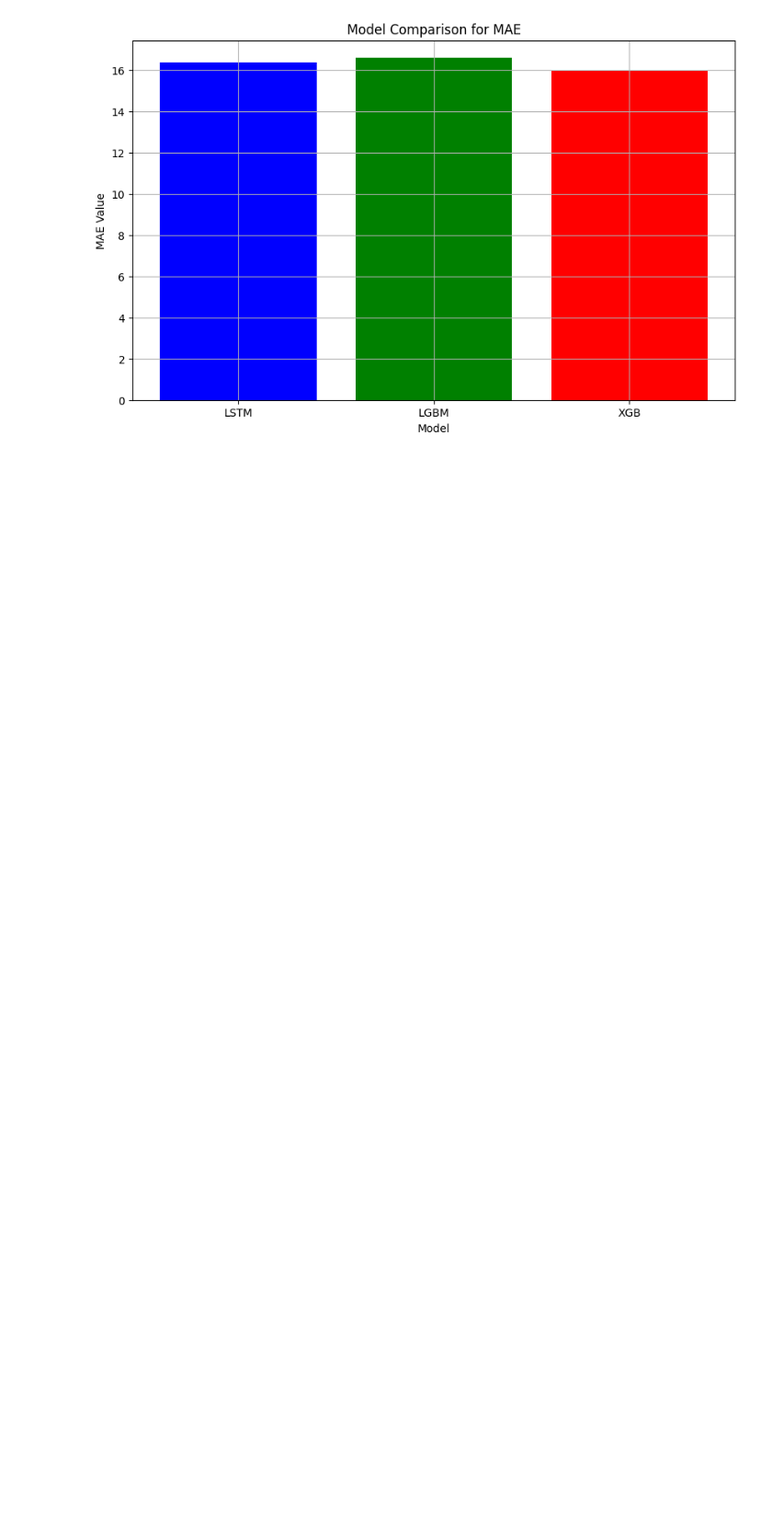
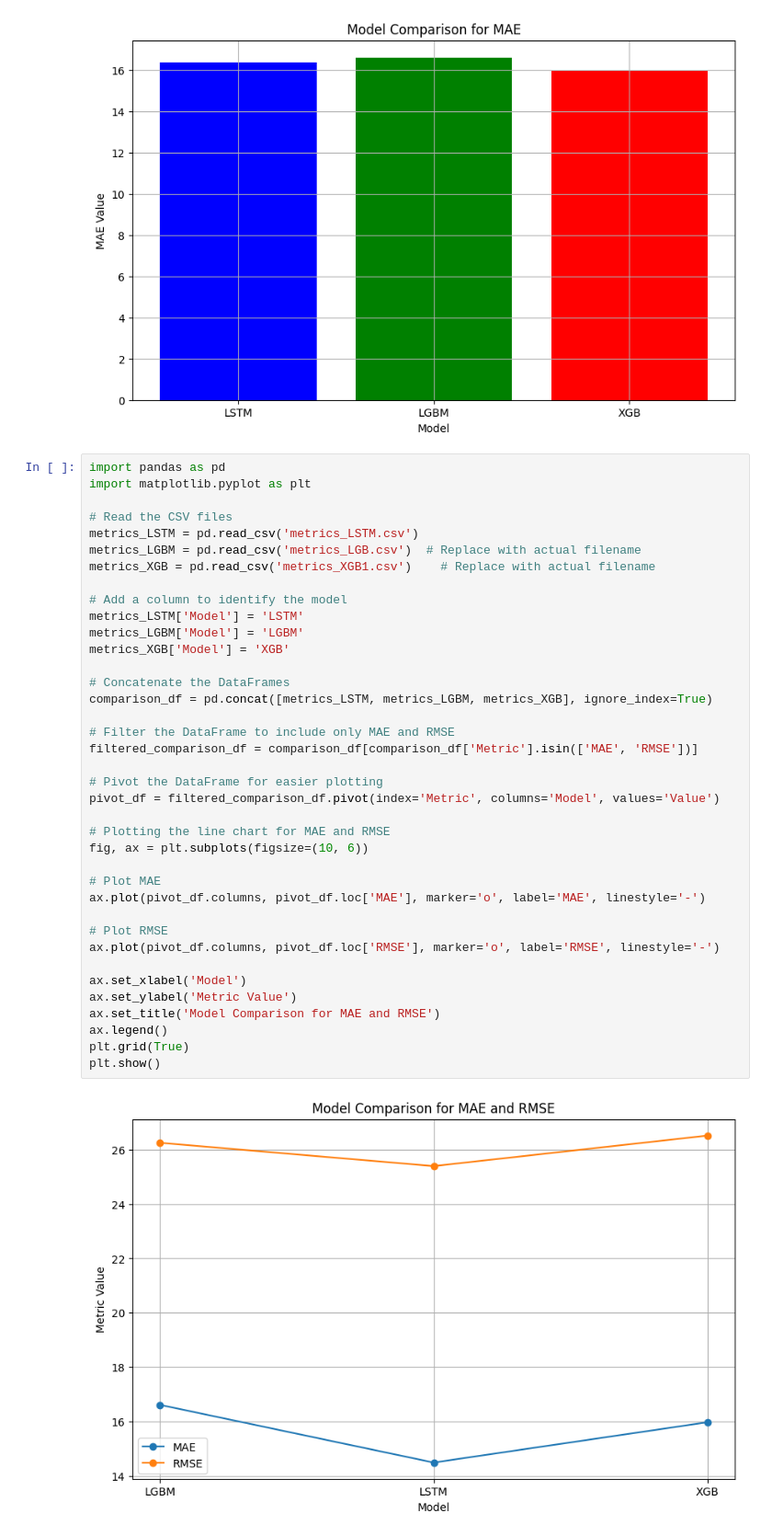
Before and after one commit to Esarant/tilos-fc, a Jupyter notebook: comparisons.ipynb, the cells around one changed output. Shown at 92% size. Drawn from its saved outputs; the diff is of its cells as text; blank space fills up the shorter version.

```diff
--- a/comparisons.ipynb
+++ b/comparisons.ipynb
@@ -92,3 +92,43 @@ for metric in metrics:
 [figure]
 [figure]
 [figure]
+# %%
+import pandas as pd
+import matplotlib.pyplot as plt
+
+# Read the CSV files
+metrics_LSTM = pd.read_csv('metrics_LSTM.csv')
+metrics_LGBM = pd.read_csv('metrics_LGB.csv')  # Replace with actual filename
+metrics_XGB = pd.read_csv('metrics_XGB1.csv')    # Replace with actual filename
+
+# Add a column to identify the model
+metrics_LSTM['Model'] = 'LSTM'
+metrics_LGBM['Model'] = 'LGBM'
+metrics_XGB['Model'] = 'XGB'
+
+# Concatenate the DataFrames
+comparison_df = pd.concat([metrics_LSTM, metrics_LGBM, metrics_XGB], ignore_index=True)
+
+# Filter the DataFrame to include only MAE and RMSE
+filtered_comparison_df = comparison_df[comparison_df['Metric'].isin(['MAE', 'RMSE'])]
+
+# Pivot the DataFrame for easier plotting
+pivot_df = filtered_comparison_df.pivot(index='Metric', columns='Model', values='Value')
+
+# Plotting the line chart for MAE and RMSE
+fig, ax = plt.subplots(figsize=(10, 6))
+
+# Plot MAE
+ax.plot(pivot_df.columns, pivot_df.loc['MAE'], marker='o', label='MAE', linestyle='-')
+
+# Plot RMSE
+ax.plot(pivot_df.columns, pivot_df.loc['RMSE'], marker='o', label='RMSE', linestyle='-')
+
+ax.set_xlabel('Model')
+ax.set_ylabel('Metric Value')
+ax.set_title('Model Comparison for MAE and RMSE')
+ax.legend()
+plt.grid(True)
+plt.show()
+# %% [output]
+[figure, added]
```
Also changed, not shown: 10 other files.
